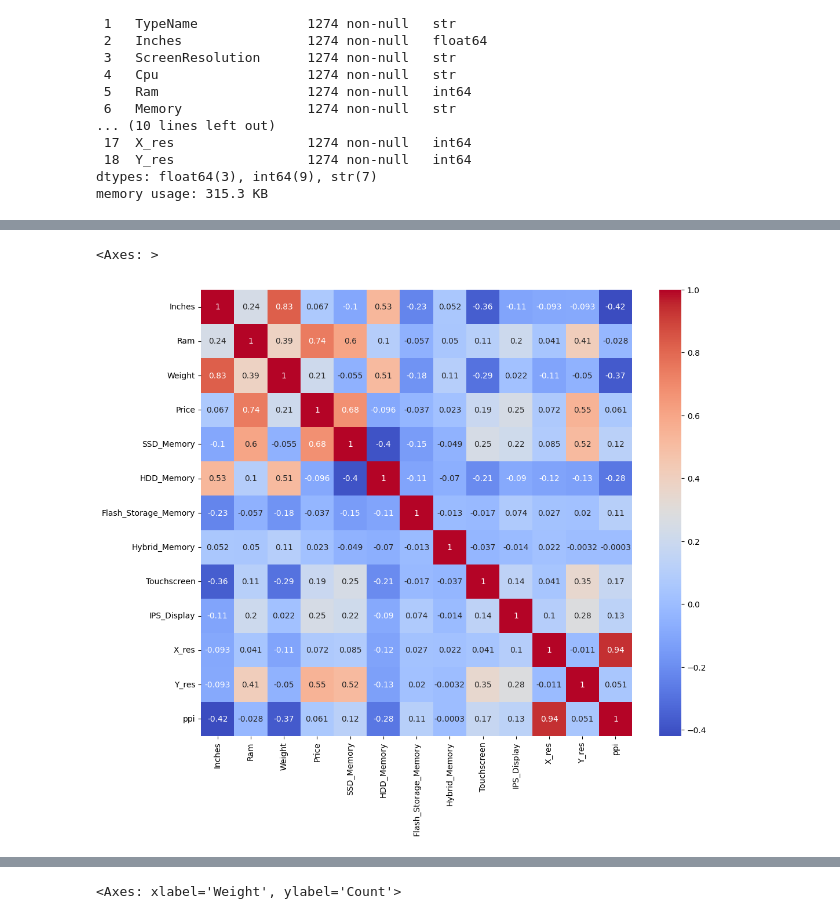
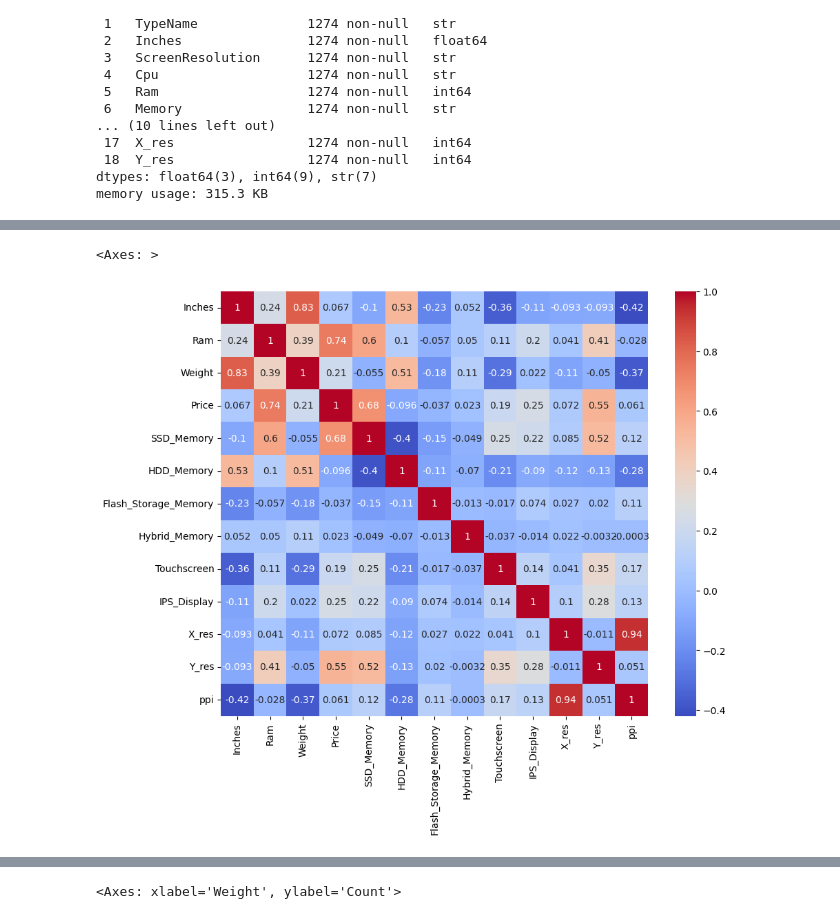
Before and after one commit to RaviNamdeoo/LaptopPricePredictor, a Jupyter notebook: laptop_price_pred.ipynb, the cells around one changed output, grey strips where cells are left out. Cells and saved outputs as stored; diff of their text form; code cells hidden in the pictures.

```diff
--- a/laptop_price_pred.ipynb
+++ b/laptop_price_pred.ipynb
@@ -420,8 +402,8 @@ sns.heatmap(df.corr(numeric_only=True), annot=True, cmap='coolwarm')
 # Evaluating ppi
 df['ppi'] = (((df['X_res']**2) + (df['X_res']**2))**0.5 / df['Inches']).astype(float)
 # %%
-plt.figure(figsize=(12,10))
+plt.figure(figsize=(10,8))
 sns.heatmap(df.corr(numeric_only=True), annot=True, cmap='coolwarm')
 # %% [output]
 <Axes: >
-[figure, old version]
+[figure, new version]
```
Also changed, not shown: parts of 29 cells of this notebook, 1 other file.
